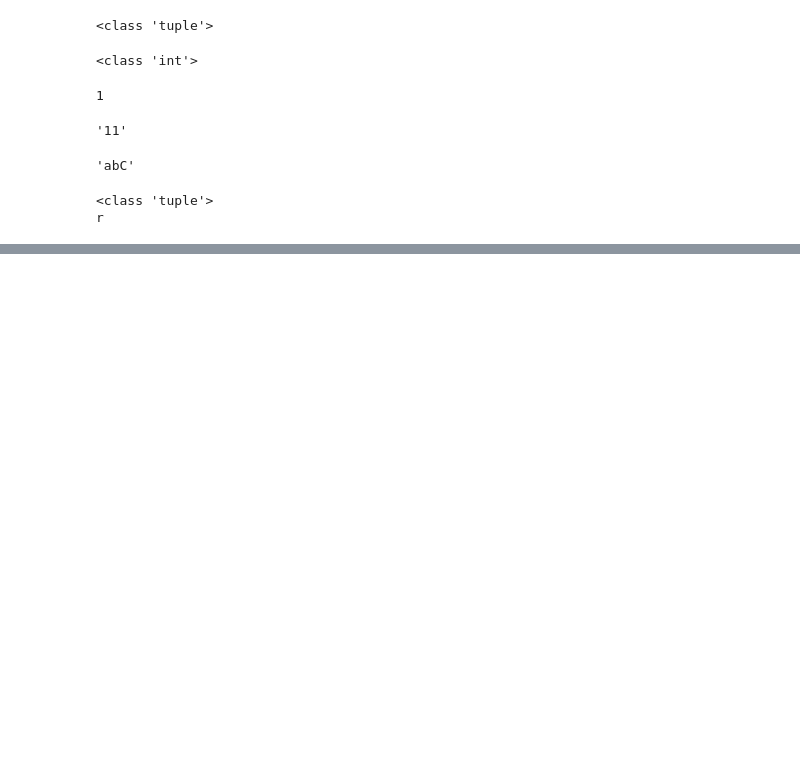
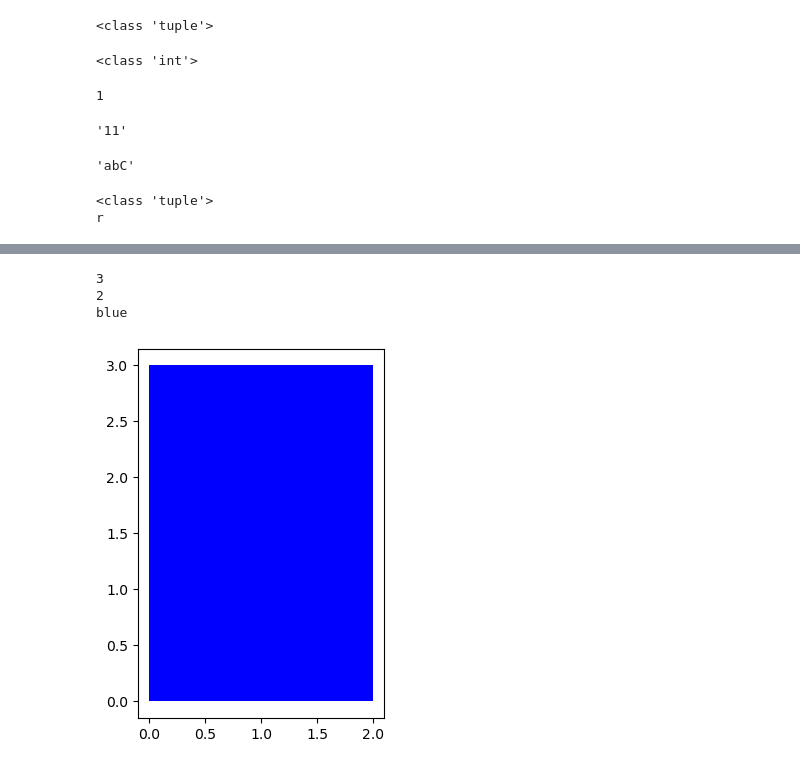
Before and after one commit to josebalm/Academic, a Jupyter notebook: Data_Scients/2.0 Phyton/1.0 Fundamentos/phyton.ipynb, the cells around one changed output, grey strips where cells are left out. Drawn from its saved outputs; the diff is of its cells as text; code cells hidden in the pictures; blank space fills up the shorter version.

```diff
--- a/Data_Scients/2.0 Phyton/1.0 Fundamentos/phyton.ipynb
+++ b/Data_Scients/2.0 Phyton/1.0 Fundamentos/phyton.ipynb
@@ -68,0 +245,32 @@ r
+# %%
+class Rectangle(object):
+
+    #Constructor
+
+    def __init__(self,width=2,height=3,color="r"):
+        self.width = width
+        self.height = height
+        self.color = color
+
+    # Method
+
+    def drawRectangle(self):
+        plt.gca().add_patch(plt.Rectangle((0,0), self.width, self.height, fc = self.color))
+        plt.axis("scaled")
+        plt.show()
+# %%
+### Create a new object rectangule
+
+newrectangule = Rectangle(2,3,"blue")
+# %%
+print(newrectangule.height)
+print(newrectangule.width)
+print(newrectangule.color)
+# %% [output]
+3
+2
+blue
+# %%
+newrectangule.drawRectangle()
+# %% [output]
+[figure, added]
```
Also changed, not shown: parts of 30 cells of this notebook, 8 other files.
